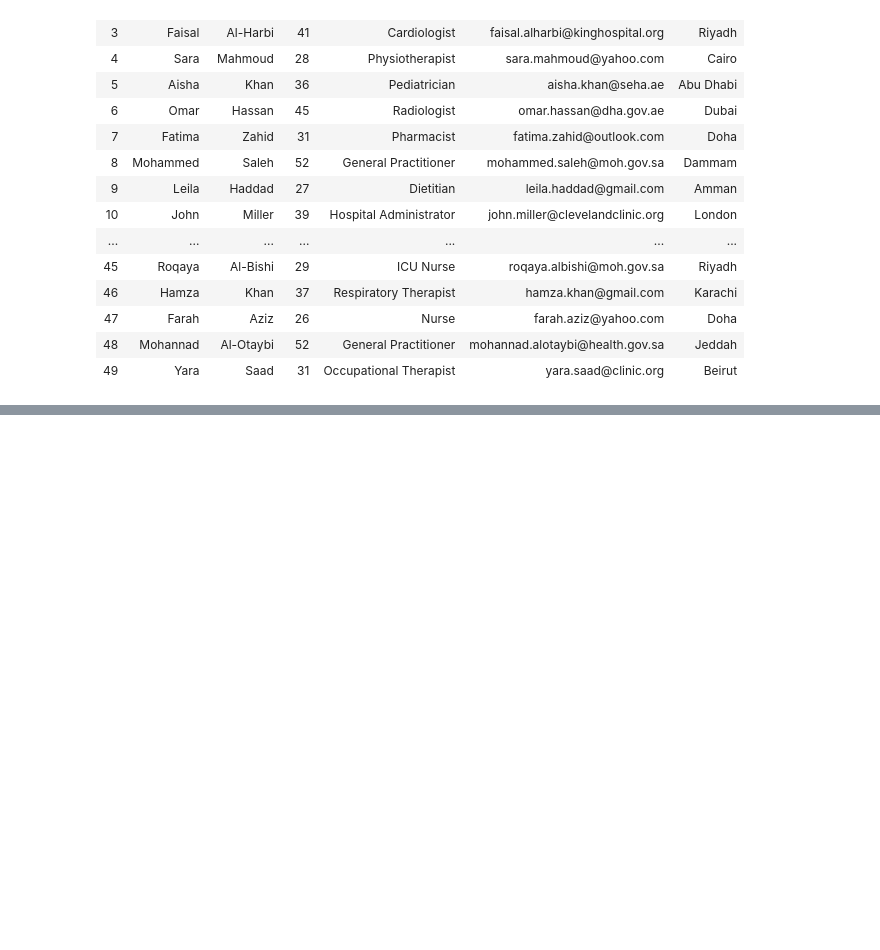
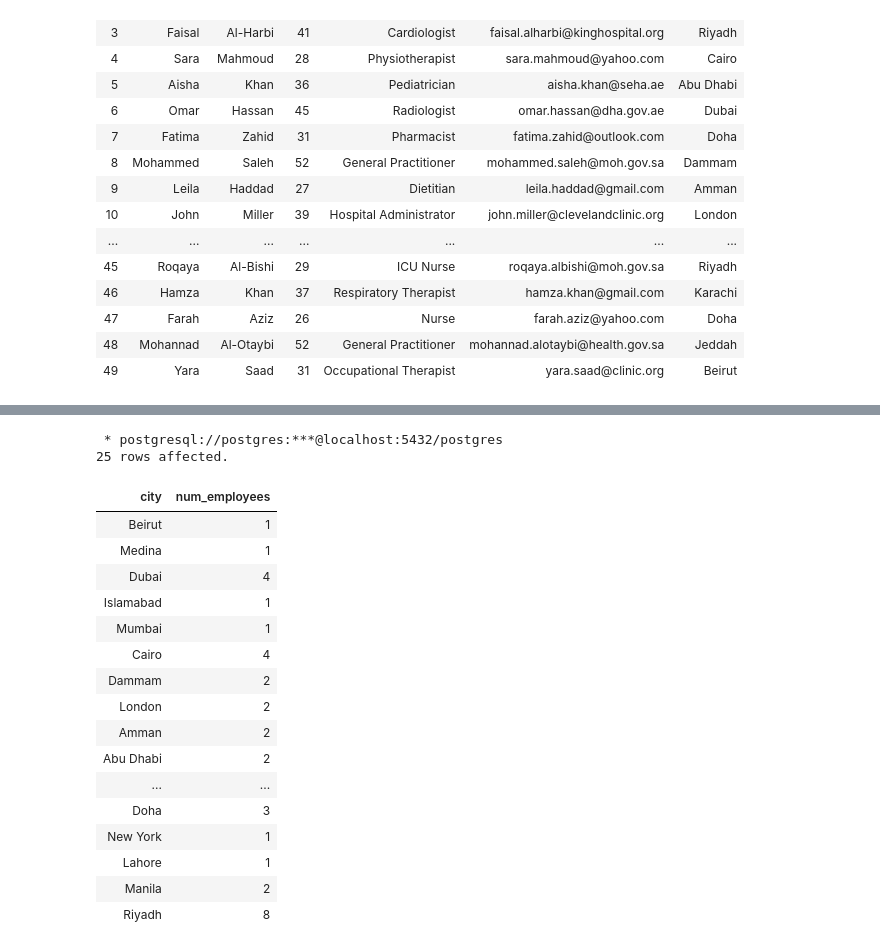
Before and after one commit to Yasir-4/data-science-practice, a Jupyter notebook: practice_2.ipynb, the cells around one changed output, grey strips where cells are left out. Drawn from its saved outputs; the diff is of its cells as text; code cells hidden in the pictures; blank space fills up the shorter version.

```diff
--- a/practice_2.ipynb
+++ b/practice_2.ipynb
@@ -1733,0 +1997,25 @@ SELECT * FROM hospital_employees
+# %%
+%%sql
+SELECT city, count(city) AS num_employees
+FROM hospital_employees
+GROUP BY city;
+# %% [output]
+ * postgresql://postgres:***@localhost:5432/postgres
+25 rows affected.
+| city | num_employees |
+| Beirut | 1 |
+| Medina | 1 |
+| Dubai | 4 |
+| Islamabad | 1 |
+| Mumbai | 1 |
+| Cairo | 4 |
+| Dammam | 2 |
+| London | 2 |
+| Amman | 2 |
+| Abu Dhabi | 2 |
+| ... | ... |
+| Doha | 3 |
+| New York | 1 |
+| Lahore | 1 |
+| Manila | 2 |
+| Riyadh | 8 |
```
Also changed, not shown: parts of 30 cells of this notebook.
